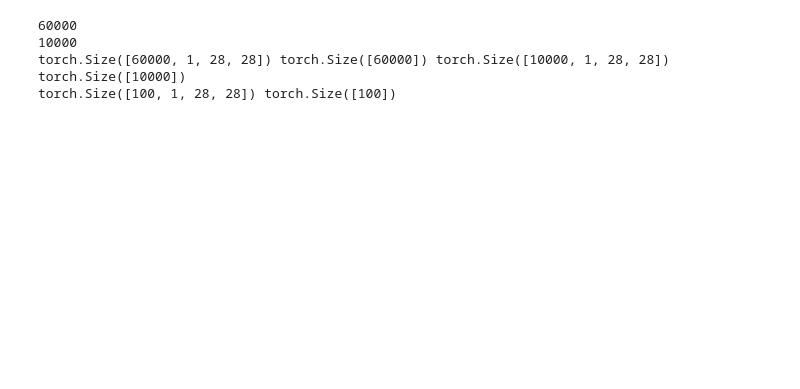
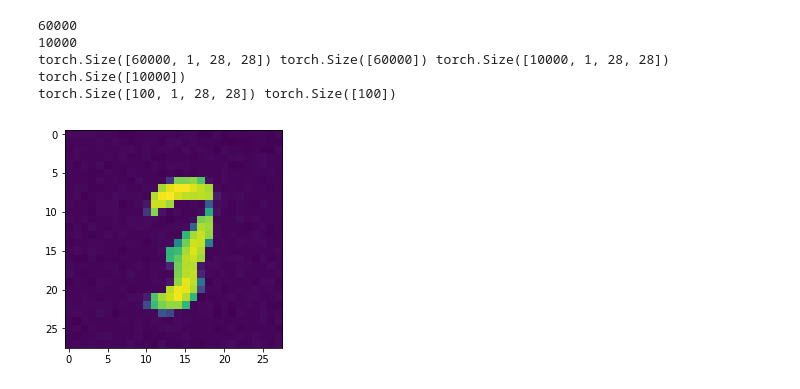
Before and after one commit to anihamde/cs287-s18, a Jupyter notebook: HW4/vae-viz.ipynb, the cells around one changed output. Saved outputs shown, nothing was run; the diff lists cells and outputs as text; code cells hidden in the pictures; blank space fills up the shorter version.

```diff
--- a/HW4/vae-viz.ipynb
+++ b/HW4/vae-viz.ipynb
@@ -108,13 +109,15 @@ vae.load_state_dict(torch.load('../HW4/stupidvae.pkl'))
 # %%
 # viz 1: generate a digit
 seed_distribution = Normal(V(torch.zeros(1,LATENT_DIM)).cuda(),
                         V(torch.ones(1,LATENT_DIM)).cuda())
 def graph_vae():
     seed = seed_distribution.sample()
     x = decoder(seed) # 1,28,28
-    plt.imshow(x[0].data.numpy())
+    plt.imshow(x[0].cpu().data.numpy())
 
 graph_vae()
+# %% [output]
+[figure, added]
 # %%
 z1 = seed_distribution.sample()
 z2 = seed_distribution.sample()
```
Also changed, not shown: parts of 4 cells of this notebook, 1 other file.
